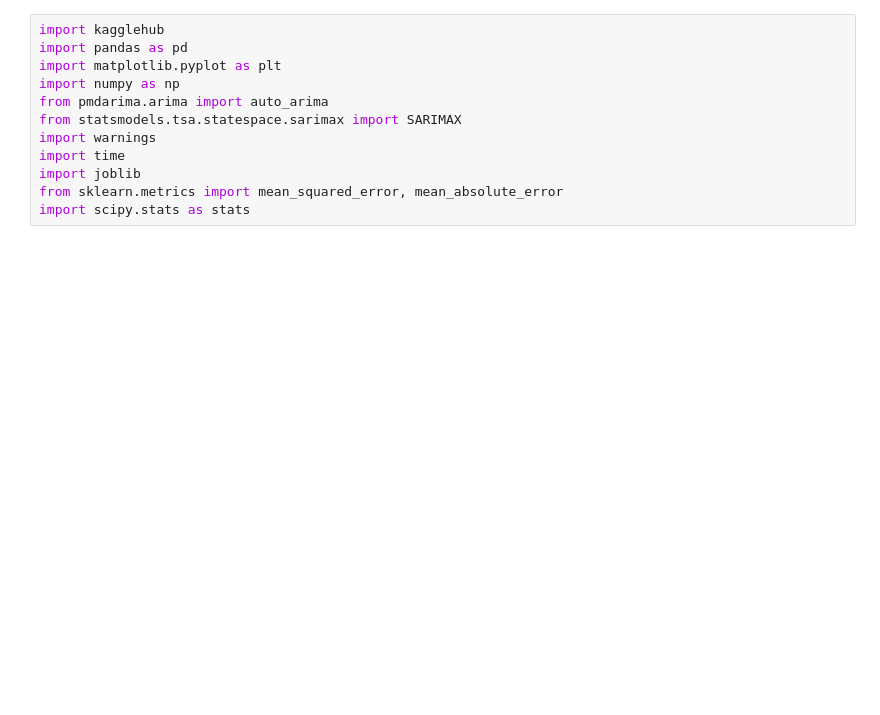
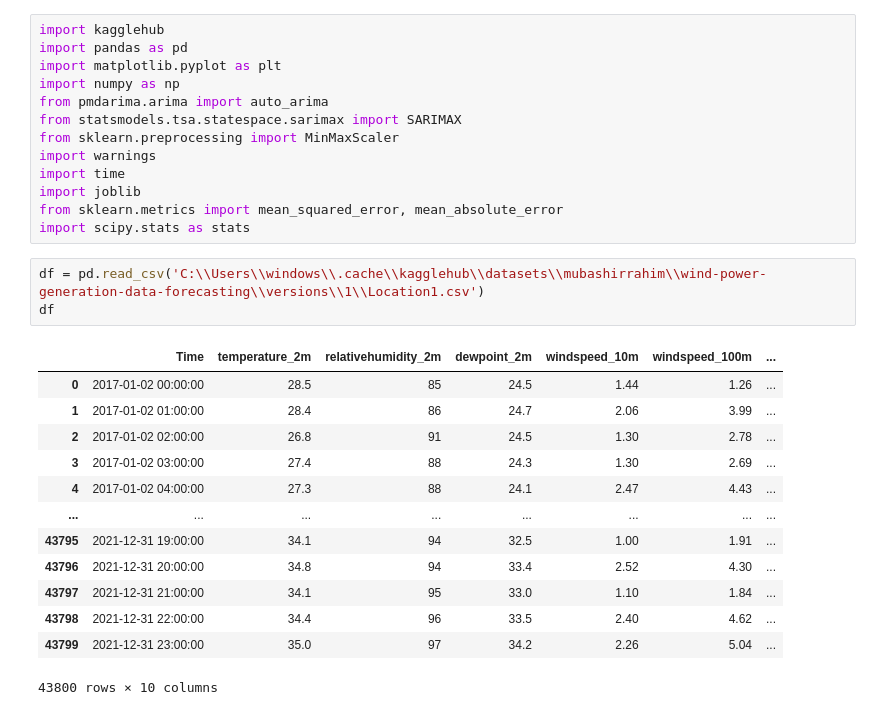
Before and after one commit to morenoarmando17-debug/Diplomado, a Jupyter notebook: Módulo 4 - Forecast.ipynb, the cells around one changed output. Saved outputs shown, nothing was run; the diff lists cells and outputs as text; blank space fills up the shorter version.

```diff
--- a/Módulo 4 - Forecast.ipynb
+++ b/Módulo 4 - Forecast.ipynb
@@ -5,9 +5,27 @@ import matplotlib.pyplot as plt
 import numpy as np
 from pmdarima.arima import auto_arima
 from statsmodels.tsa.statespace.sarimax import SARIMAX
+from sklearn.preprocessing import MinMaxScaler
 import warnings
 import time
 import joblib
 from sklearn.metrics import mean_squared_error, mean_absolute_error
 import scipy.stats as stats
+# %%
+df = pd.read_csv('C:\\Users\\windows\\.cache\\kagglehub\\datasets\\mubashirrahim\\wind-power-generation-data-forecasting\\versions\\1\\Location1.csv')
+df
+# %% [output]
+|  | Time | temperature_2m | relativehumidity_2m | dewpoint_2m | windspeed_10m | windspeed_100m | ... |
+| 0 | 2017-01-02 00:00:00 | 28.5 | 85 | 24.5 | 1.44 | 1.26 | ... |
+| 1 | 2017-01-02 01:00:00 | 28.4 | 86 | 24.7 | 2.06 | 3.99 | ... |
+| 2 | 2017-01-02 02:00:00 | 26.8 | 91 | 24.5 | 1.30 | 2.78 | ... |
+| 3 | 2017-01-02 03:00:00 | 27.4 | 88 | 24.3 | 1.30 | 2.69 | ... |
+| 4 | 2017-01-02 04:00:00 | 27.3 | 88 | 24.1 | 2.47 | 4.43 | ... |
+| ... | ... | ... | ... | ... | ... | ... | ... |
+| 43795 | 2021-12-31 19:00:00 | 34.1 | 94 | 32.5 | 1.00 | 1.91 | ... |
+| 43796 | 2021-12-31 20:00:00 | 34.8 | 94 | 33.4 | 2.52 | 4.30 | ... |
+| 43797 | 2021-12-31 21:00:00 | 34.1 | 95 | 33.0 | 1.10 | 1.84 | ... |
+| 43798 | 2021-12-31 22:00:00 | 34.4 | 96 | 33.5 | 2.40 | 4.62 | ... |
+| 43799 | 2021-12-31 23:00:00 | 35.0 | 97 | 34.2 | 2.26 | 5.04 | ... |
+43800 rows × 10 columns
 # %%
```
Also changed, not shown: parts of 6 cells of this notebook.
